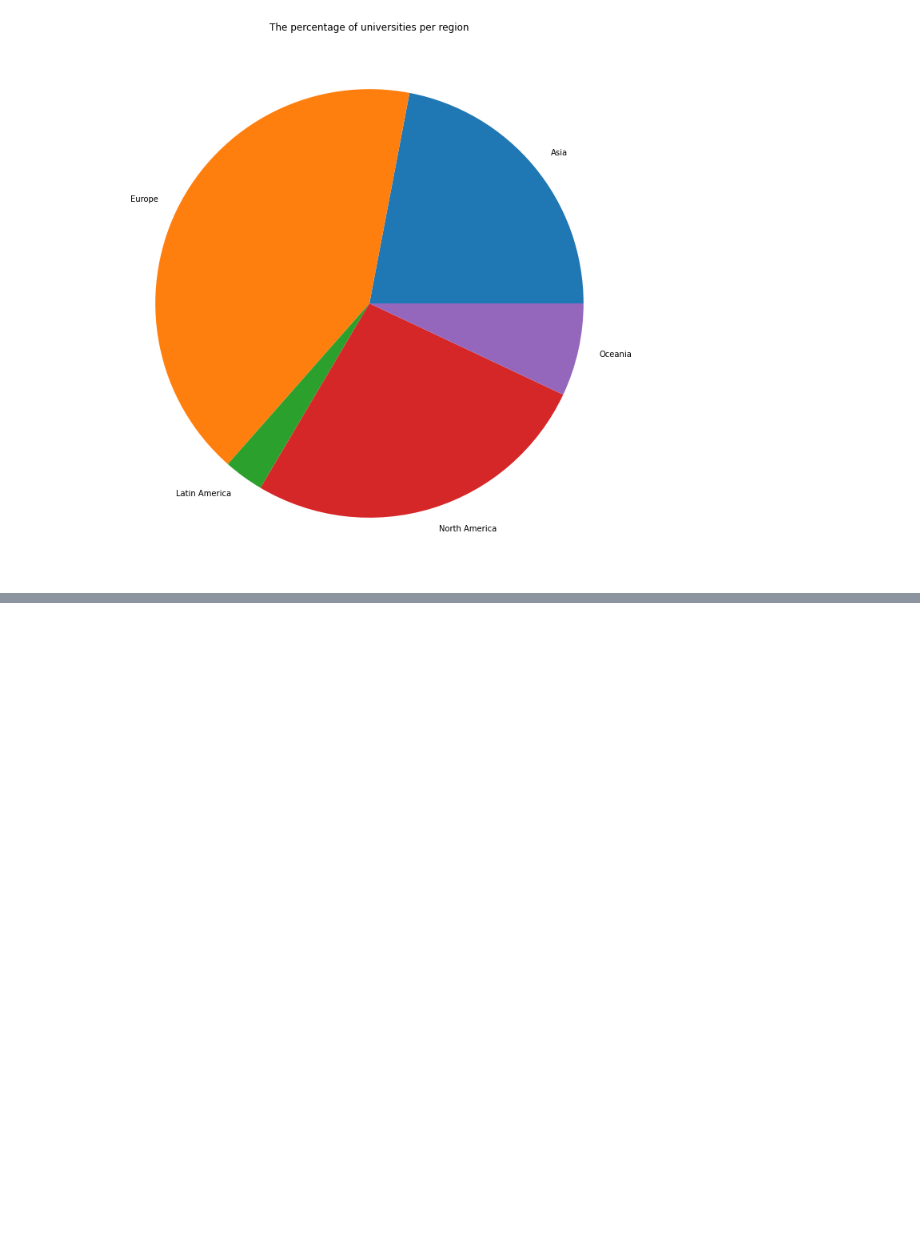
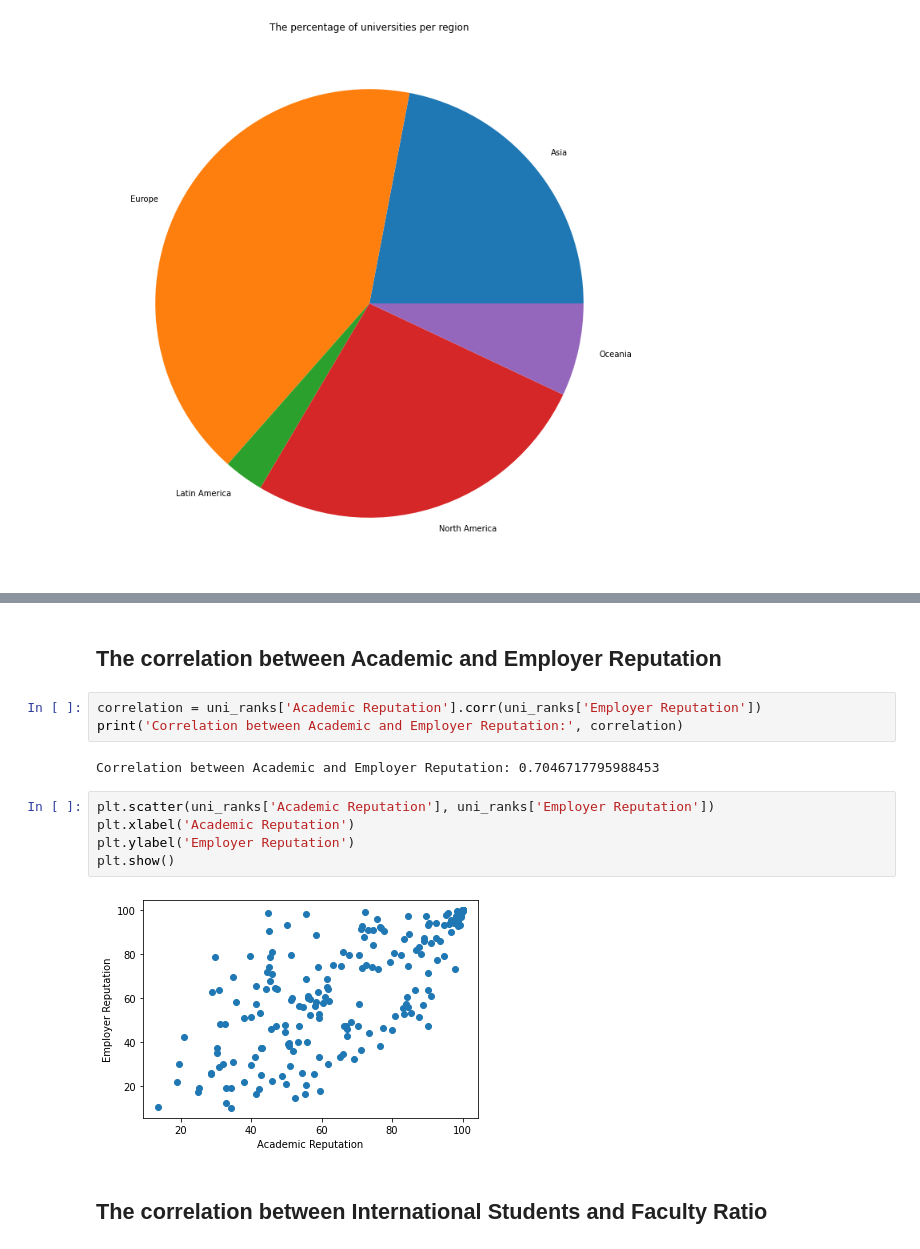
Before and after one commit to SangTheInnovator/University-Ranking-Web-Scraping-And-Data-Analysis, a Jupyter notebook: University_Ranking_Analysis.ipynb, the cells around one changed output, grey strips where cells are left out. Cells and saved outputs as stored; diff of their text form; blank space fills up the shorter version.

```diff
--- a/University_Ranking_Analysis.ipynb
+++ b/University_Ranking_Analysis.ipynb
@@ -144,0 +164,16 @@ plt.show()
+# %% [markdown]
+## The correlation between Academic and Employer Reputation
+# %%
+correlation = uni_ranks['Academic Reputation'].corr(uni_ranks['Employer Reputation'])
+print('Correlation between Academic and Employer Reputation:', correlation)
+# %% [output]
+Correlation between Academic and Employer Reputation: 0.7046717795988453
+# %%
+plt.scatter(uni_ranks['Academic Reputation'], uni_ranks['Employer Reputation'])
+plt.xlabel('Academic Reputation')
+plt.ylabel('Employer Reputation')
+plt.show()
+# %% [output]
+[figure, added]
+# %% [markdown]
+## The correlation between International Students and Faculty Ratio
```
Also changed, not shown: parts of 6 cells of this notebook, 3 other files.
